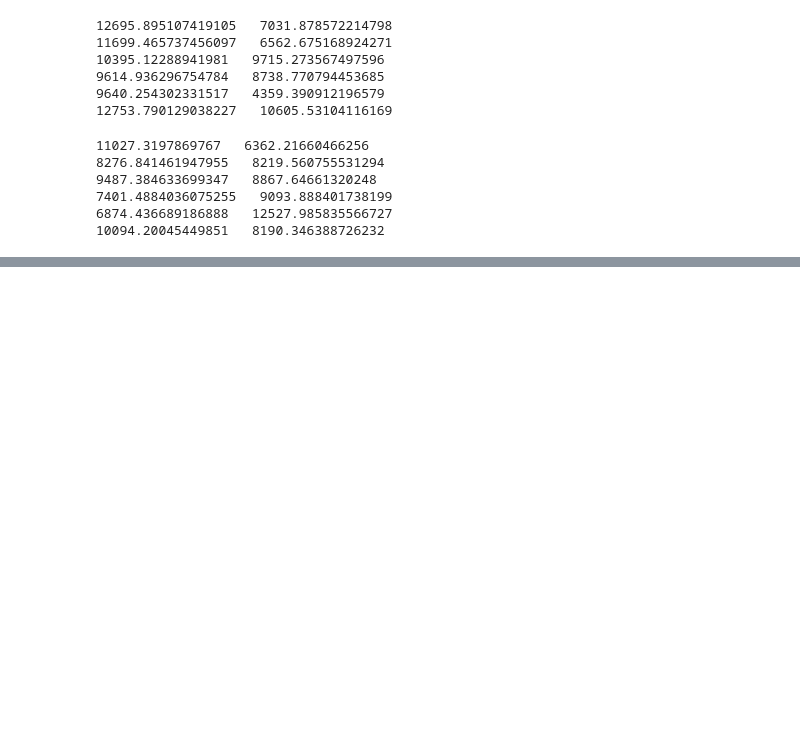
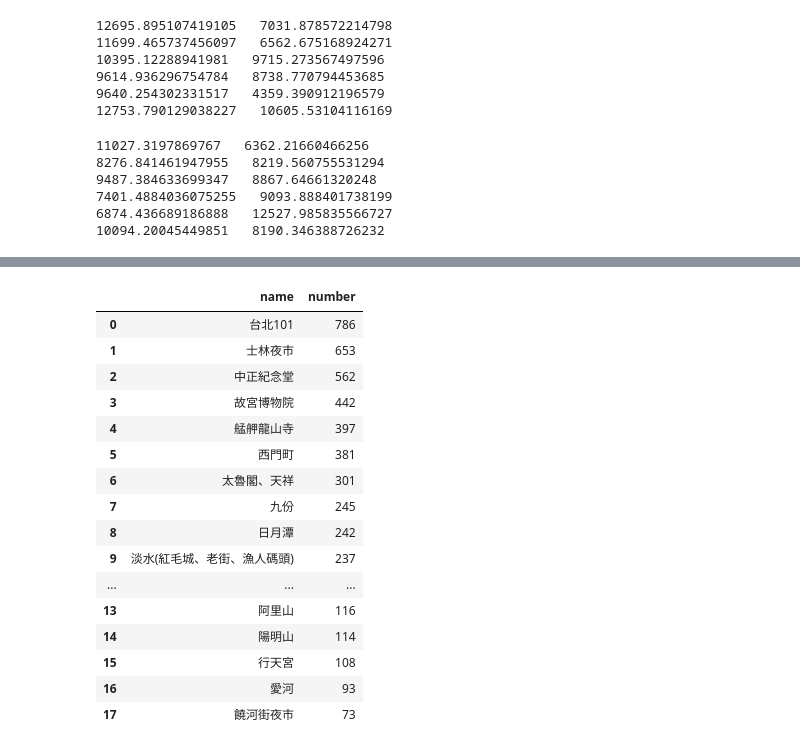
Before and after one commit to tiffany85211/taiwan-tourism, a Jupyter notebook: spot.ipynb, the cells around one changed output, grey strips where cells are left out. Cells and saved outputs as stored; diff of their text form; code cells hidden in the pictures; blank space fills up the shorter version.

```diff
--- a/spot.ipynb
+++ b/spot.ipynb
@@ -300,0 +351,20 @@ print(np.mean(si_type0['avg_money']),' ',np.std(si_type0['avg_money']))
+# %%
+eu_spot2[['name','number']]
+# %% [output]
+|  | name | number |
+| 0 | 台北101 | 786 |
+| 1 | 士林夜市 | 653 |
+| 2 | 中正紀念堂 | 562 |
+| 3 | 故宮博物院 | 442 |
+| 4 | 艋舺龍山寺 | 397 |
+| 5 | 西門町 | 381 |
+| 6 | 太魯閣、天祥 | 301 |
+| 7 | 九份 | 245 |
+| 8 | 日月潭 | 242 |
+| 9 | 淡水(紅毛城、老街、漁人碼頭) | 237 |
+| ... | ... | ... |
+| 13 | 阿里山 | 116 |
+| 14 | 陽明山 | 114 |
+| 15 | 行天宮 | 108 |
+| 16 | 愛河 | 93 |
+| 17 | 饒河街夜市 | 73 |
```
Also changed, not shown: parts of 12 cells of this notebook, 4 other files.
